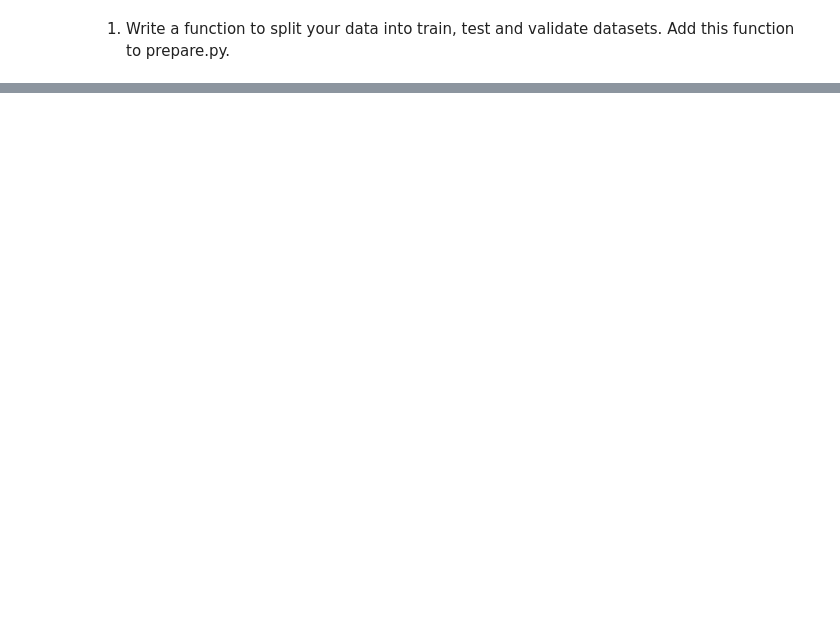
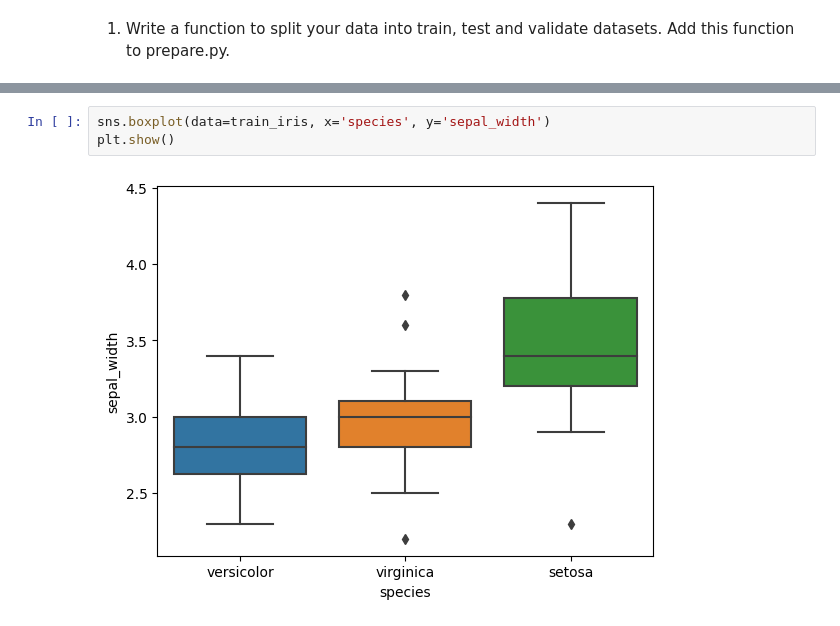
Before and after one commit to NISHAKUNWAR053/Clasification-Exercises, a Jupyter notebook: classification-exercises.ipynb, the cells around one changed output, grey strips where cells are left out. Drawn from its saved outputs; the diff is of its cells as text; blank space fills up the shorter version.

```diff
--- a/classification-exercises.ipynb
+++ b/classification-exercises.ipynb
@@ -418,0 +708,5 @@ prep_telco(fresh_telco)
+# %%
+sns.boxplot(data=train_iris, x='species', y='sepal_width')
+plt.show()
+# %% [output]
+[figure, added]
```
Also changed, not shown: parts of 117 cells of this notebook.
